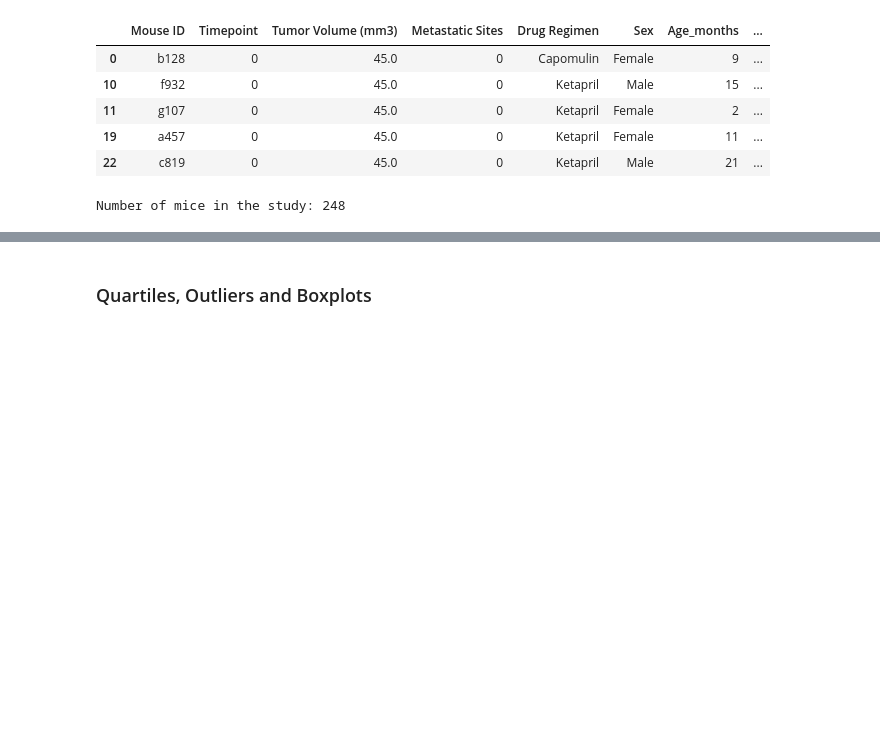
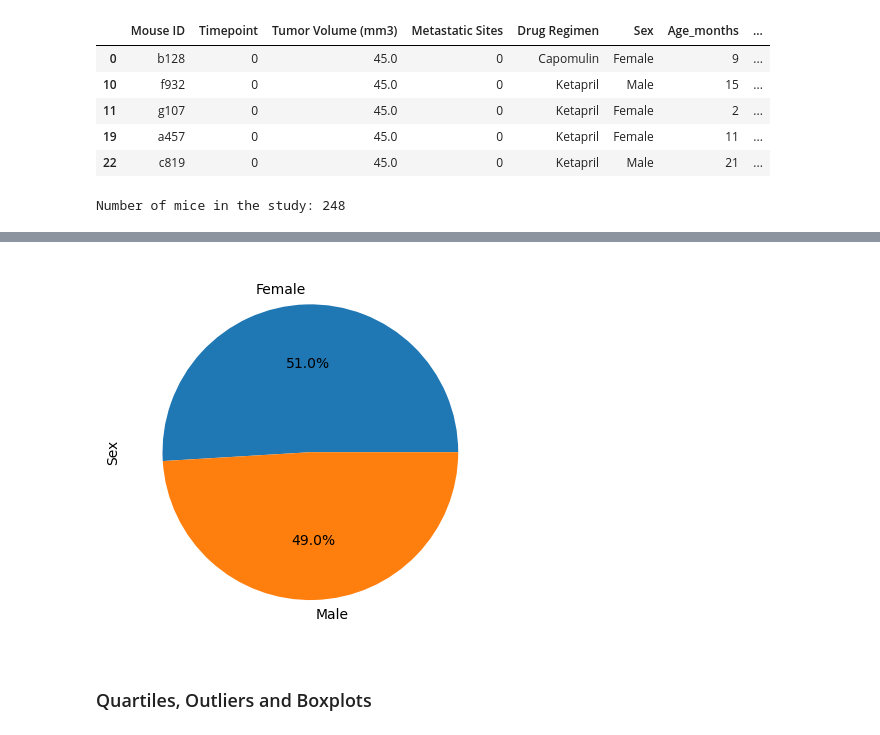
Before and after one commit to benoitchamot/pymaceuticals, a Jupyter notebook: report/report.ipynb, the cells around one changed output, grey strips where cells are left out. Drawn from its saved outputs; the diff is of its cells as text; code cells hidden in the pictures; blank space fills up the shorter version.

```diff
--- a/report/report.ipynb
+++ b/report/report.ipynb
@@ -147,5 +212,13 @@ Number of mice in the study: 248
 # %%
 # Generate a pie plot showing the distribution of female versus male mice using pyplot
+sexes = cleaned_study_data['Sex'].value_counts()
+labels_list = cleaned_study_data['Sex'].unique()
+
+plt.pie(sexes, labels=labels_list, autopct="%1.1f%%")
+plt.ylabel('Sex')
+plt.show()
+# %% [output]
+[figure, added]
 # %% [markdown]
 ### Quartiles, Outliers and Boxplots
 # %%
```
Also changed, not shown: parts of 8 cells of this notebook.
